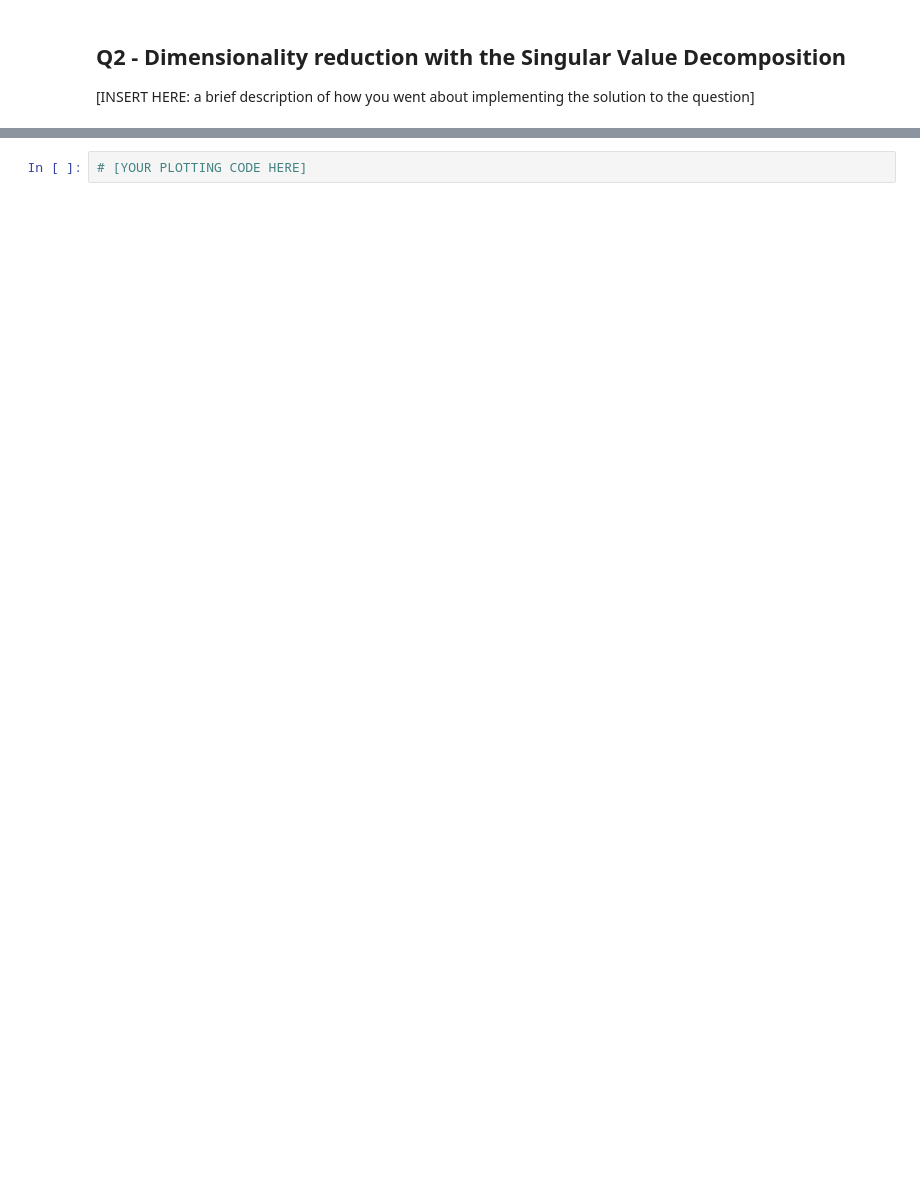
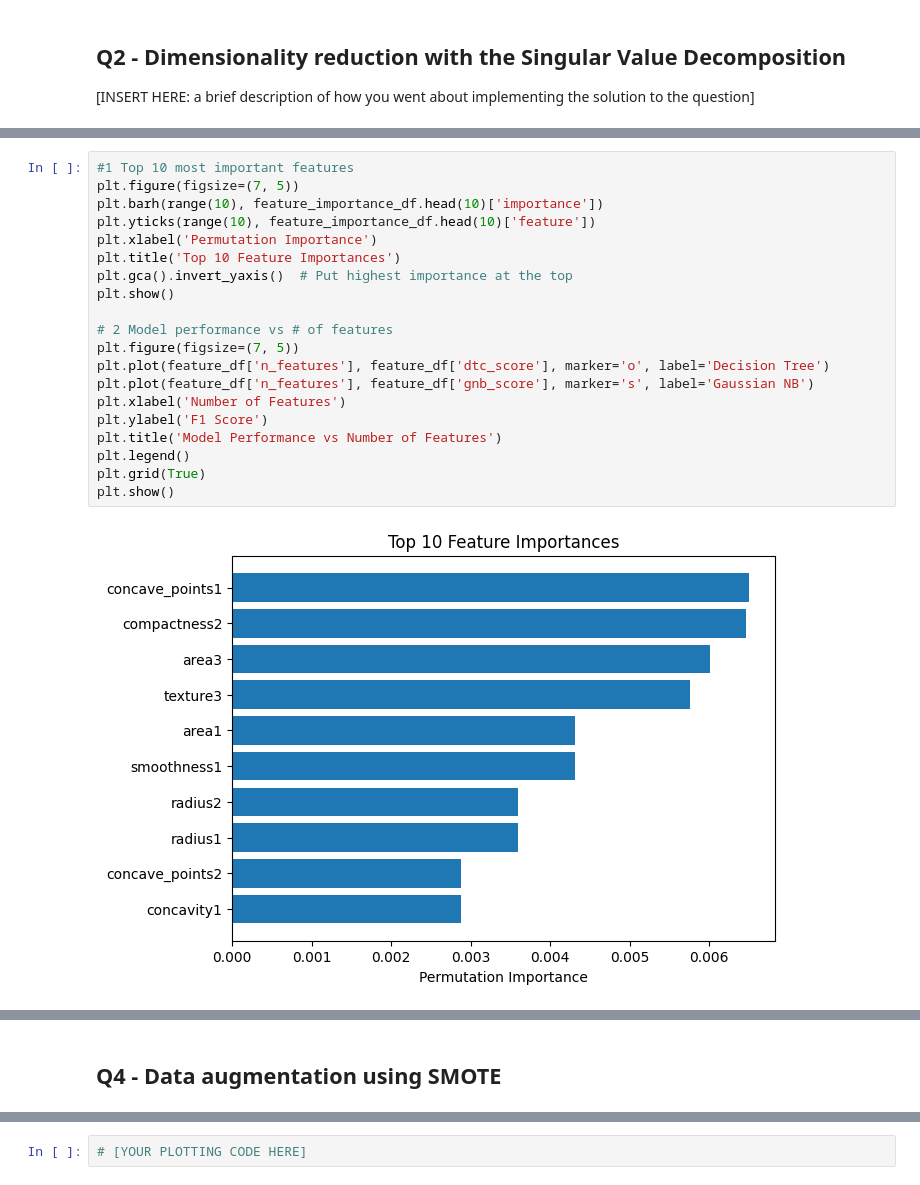
Before and after one commit to Willnguyen02/CS235F25_Course_Project, a Jupyter notebook: [CS235F25]_Course_Project.ipynb, the cells around one changed output, grey strips where cells are left out. Drawn from its saved outputs; the diff is of its cells as text; blank space fills up the shorter version.

```diff
--- a/[CS235F25]_Course_Project.ipynb
+++ b/[CS235F25]_Course_Project.ipynb
@@ -300,0 +462,22 @@ you went about implementing the solution to the question]
+# %%
+#1 Top 10 most important features
+plt.figure(figsize=(7, 5))
+plt.barh(range(10), feature_importance_df.head(10)['importance'])
+plt.yticks(range(10), feature_importance_df.head(10)['feature'])
+plt.xlabel('Permutation Importance')
+plt.title('Top 10 Feature Importances')
+plt.gca().invert_yaxis()  # Put highest importance at the top
+plt.show()
+
+# 2 Model performance vs # of features
+plt.figure(figsize=(7, 5))
+plt.plot(feature_df['n_features'], feature_df['dtc_score'], marker='o', label='Decision Tree')
+plt.plot(feature_df['n_features'], feature_df['gnb_score'], marker='s', label='Gaussian NB')
+plt.xlabel('Number of Features')
+plt.ylabel('F1 Score')
+plt.title('Model Performance vs Number of Features')
+plt.legend()
+plt.grid(True)
+plt.show()
+# %% [output]
+[figure, added]
@@ -300,0 +485,2 @@ you went about implementing the solution to the question]
+# %% [markdown]
+## Q4 - Data augmentation using SMOTE
```
Also changed, not shown: parts of 22 cells of this notebook.
